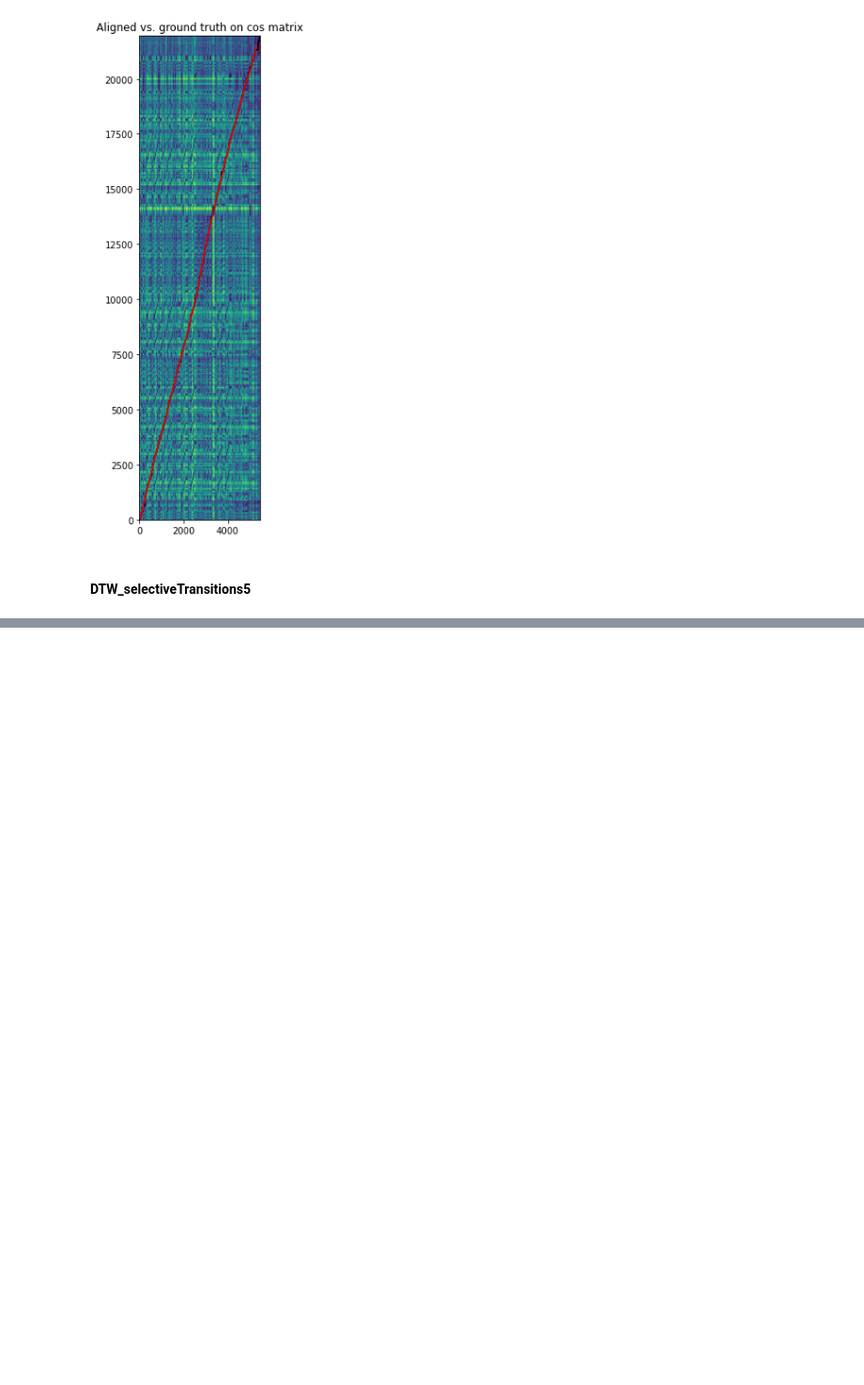
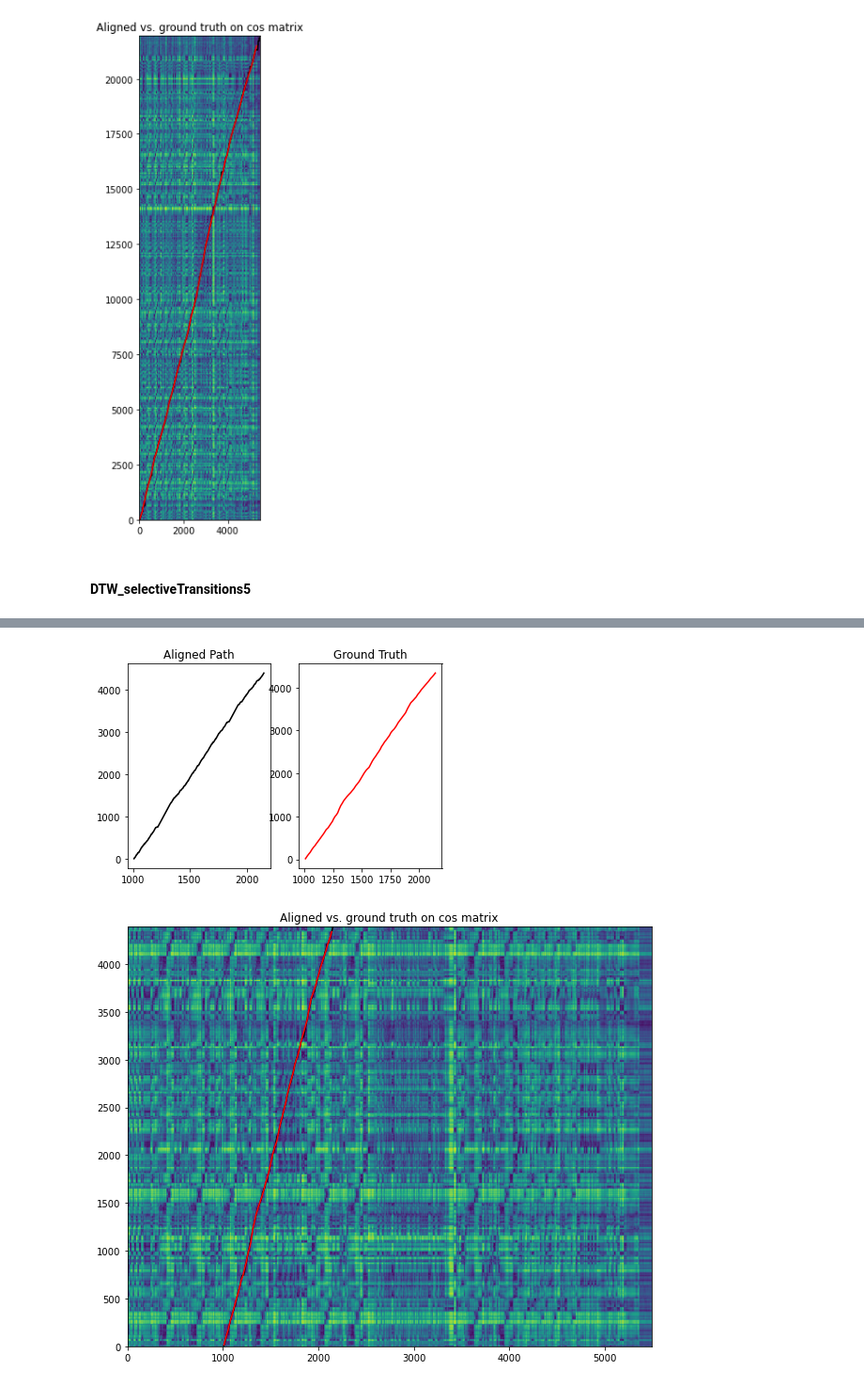
Before and after one commit to HMC-MIR/ExtremeTimeWarping, a Jupyter notebook: 04_Analysis.ipynb, the cells around one changed output, grey strips where cells are left out. Shown at 94% size. Drawn from its saved outputs; the diff is of its cells as text; code cells hidden in the pictures; blank space fills up the shorter version.

```diff
--- a/04_Analysis.ipynb
+++ b/04_Analysis.ipynb
@@ -155,0 +193,43 @@ graph_paths(featfile1, featfile2, annotfile1, annotfile2, aligned_pkl)
+# %%
+def graph_paths_sub(featfile1, featfile2, annotfile1, annotfile2, aligned_pkl):
+    # construct matrix
+    F1 = np.load(featfile1) # 12 x N
+    F2 = np.load(featfile2) # 12 x M
+    C = 1 - F1[:,0::1].T @ F2[:,0::1] # cos distance metric
+
+    # get ground truth path
+    gt1, offset, length = get_timestamps(annotfile1, True, None, None)
+    gt2, _, _ = get_timestamps(annotfile2, False, offset, length)
+    hop_sec = 512 * 1 / 22050
+    gt1 = gt1/hop_sec # convert from seconds to N and M
+    gt2 = gt2/hop_sec
+
+    # get aligned path
+    hypfile = loadAlignment(aligned_pkl)
+
+    # plot aligned path and ground truth path
+    fig, (ax1, ax2) = plt.subplots(1, 2)
+    plt.figure(figsize=(10,10))
+    ax1.plot(hypfile[1], hypfile[0], color='black') # algorithm path
+    ax1.set_title('Aligned Path')
+    ax2.plot(gt2, gt1, color='red') # ground truth
+    ax2.set_title('Ground Truth')
+
+    # plot both on cos matrix
+    plt.title('Aligned vs. ground truth on cos matrix')
+    plt.plot(hypfile[1], hypfile[0], color='black')
+    plt.plot(gt2, gt1, color='red')
+    plt.imshow(C, origin = 'lower')
+
+    plt.show()
+# %%
+# SAMPLE 1
+featfile1 = FEAT_ROOT_2000_sub/'Chopin_Op017No4/Chopin_Op017No4_Ashkenazy-1981_pid9058-13.npy'
+featfile2 = FEAT_ROOT_0500/'Chopin_Op017No4/Chopin_Op017No4_Falvay-1989_pid9068-08.npy'
+annotfile1 = ANNOTATION_ROOT_2000_sub/'Chopin_Op017No4/Chopin_Op017No4_Ashkenazy-1981_pid9058-13.beat'
+annotfile2 = ANNOTATION_ROOT_0500/'Chopin_Op017No4/Chopin_Op017No4_Falvay-1989_pid9068-08.beat'
+aligned_pkl = 'experiments_test/train_toy.x2000.x0500.SubDTW_selectiveTransitions5/Chopin_Op017No4_Ashkenazy-1981_pid9058-13__Chopin_Op017No4_Falvay-1989_pid9068-08.pkl'
+graph_paths_sub(featfile1, featfile2, annotfile1, annotfile2, aligned_pkl)
+# %% [output]
+[figure, added]
+[figure, added]
```
Also changed, not shown: parts of 6 cells of this notebook.
